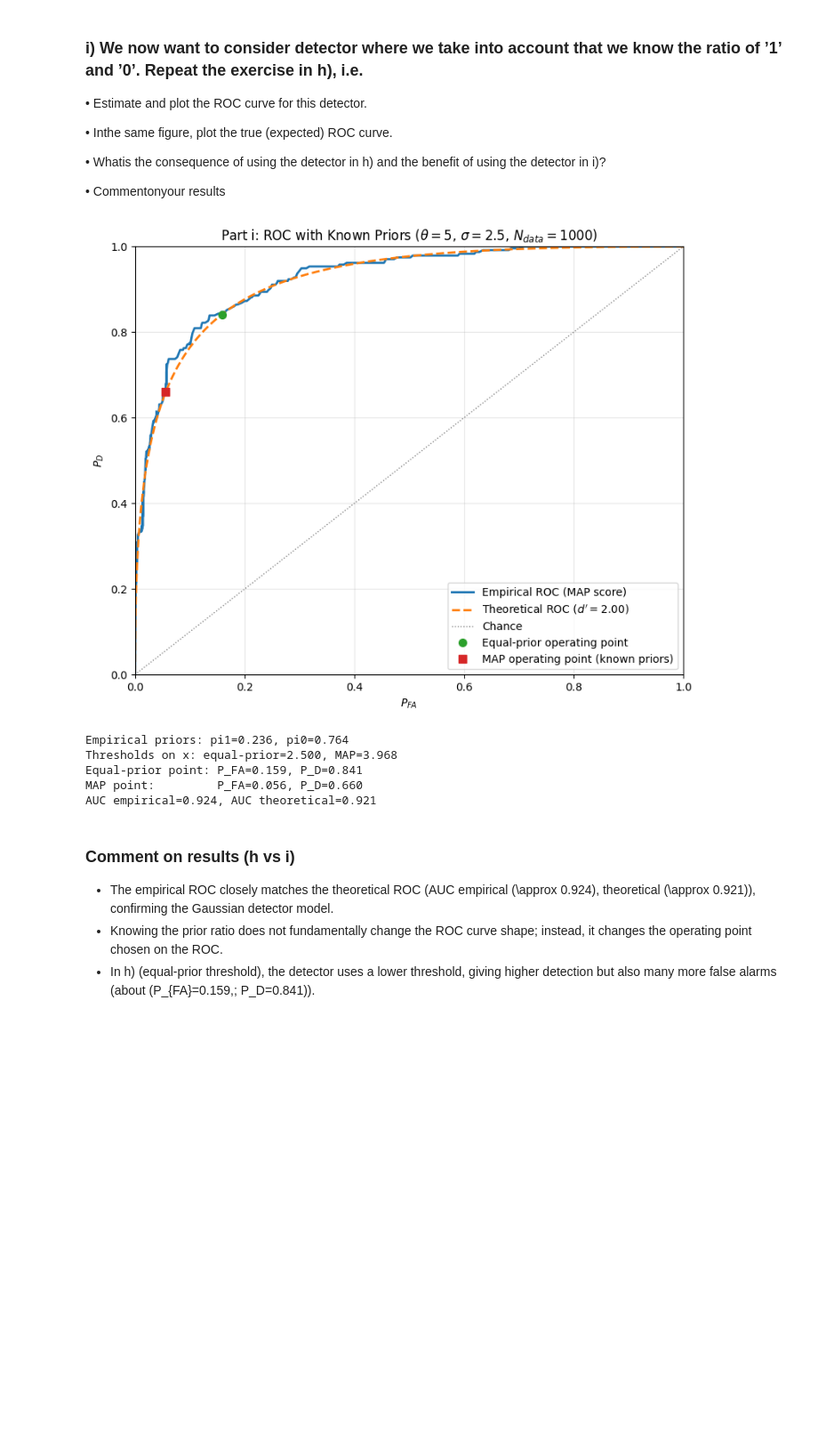
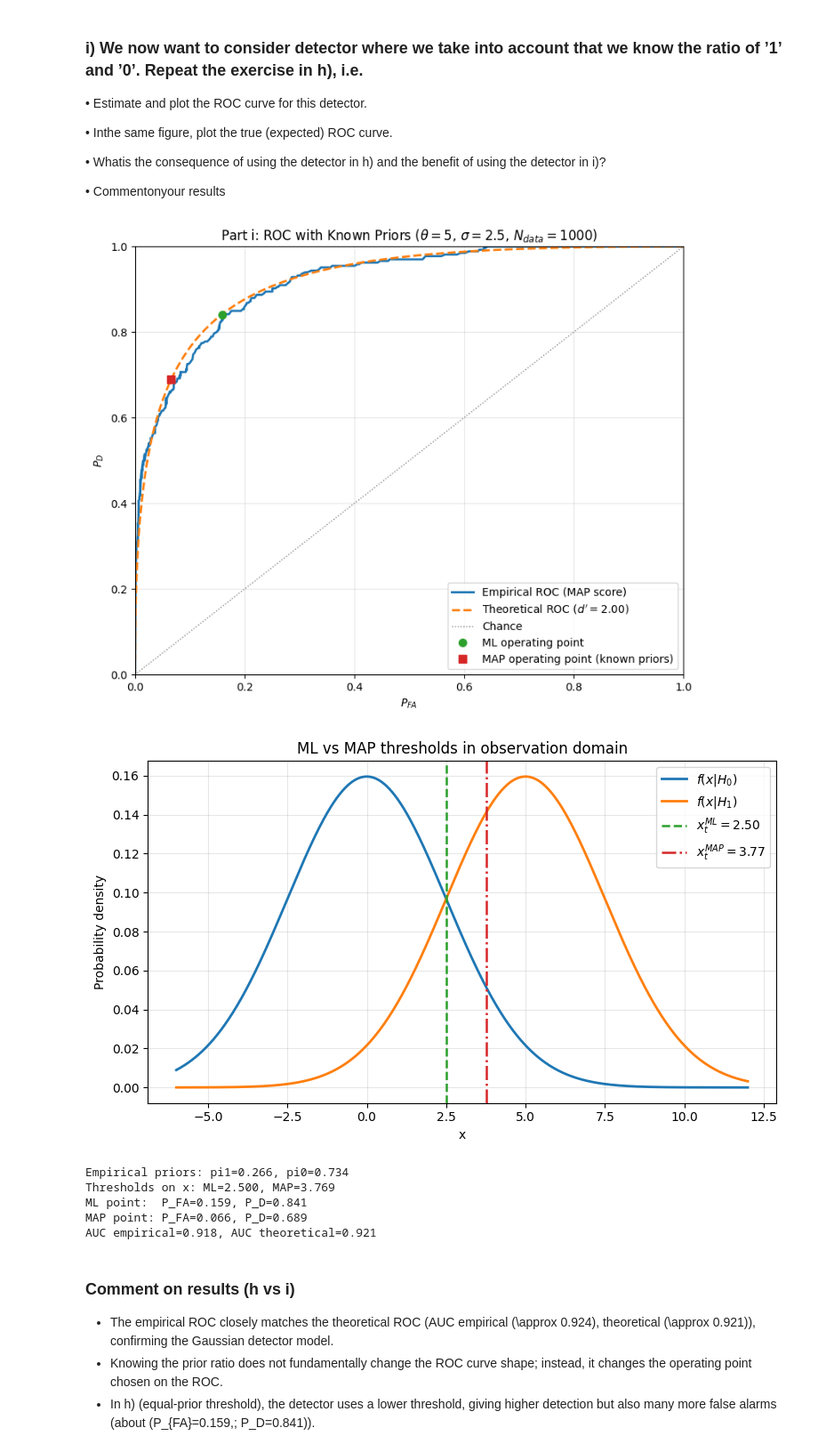
Before and after one commit to Twaal/Statistical_Signal_Processing_IN5340, a Jupyter notebook: Project_3/project_3.ipynb, the cells around one changed output. Shown at 89% size. Drawn from its saved outputs; the diff is of its cells as text; code cells hidden in the pictures; blank space fills up the shorter version.

```diff
--- a/Project_3/project_3.ipynb
+++ b/Project_3/project_3.ipynb
@@ -550,7 +550,7 @@ sigma = 2.5
 nData = 1000
 
 # Same data model as in h): fewer 1's than 0's
-rng = np.random.default_rng(123)
+rng = np.random.default_rng(321)
 s = theta * (rng.standard_normal(nData) >= 1 / np.sqrt(2)).astype(float)
 x = s + sigma * rng.standard_normal(nData)
 labels = (s > 0).astype(int)
@@ -581,49 +581,70 @@ pfa_grid = np.linspace(1e-6, 1 - 1e-6, 1200)
 pd_theory = norm_dist.sf(norm_dist.isf(pfa_grid) - d_prime)
 
 # Operating points for thresholding x directly
-th_equal = theta / 2
+th_ml = theta / 2
 th_map = theta / 2 + (sigma**2 / theta) * np.log(pi0 / pi1)
 
-pfa_equal = norm_dist.sf(th_equal / sigma)
-pd_equal = norm_dist.sf((th_equal - theta) / sigma)
+pfa_ml = norm_dist.sf(th_ml / sigma)
+pd_ml = norm_dist.sf((th_ml - theta) / sigma)
 
 pfa_map = norm_dist.sf(th_map / sigma)
 pd_map = norm_dist.sf((th_map - theta) / sigma)
 
-# Plot ROC
+# Plot 1: ROC
 fig, ax = plt.subplots(figsize=(8, 6.5))
 ax.plot(pfa_emp_sorted, pd_emp_sorted, linewidth=2.0, label='Empirical ROC (MAP score)')
 ax.plot(pfa_grid, pd_theory, '--', linewidth=2.0, label=rf'Theoretical ROC ($d^\prime={d_prime:.2f}$)')
 ax.plot([0, 1], [0, 1], ':', color='gray', linewidth=1.0, label='Chance')
 
-ax.plot(pfa_equal, pd_equal, 'o', markersize=7, label='Equal-prior operating point')
+ax.plot(pfa_ml, pd_ml, 'o', markersize=7, label='ML operating point')
 ax.plot(pfa_map, pd_map, 's', markersize=7, label='MAP operating point (known priors)')
 
 ax.set_title(rf'Part i: ROC with Known Priors ($\theta={theta}$, $\sigma={sigma}$, $N_{{data}}={nData}$)')
 ax.set_xlabel(r'$P_{FA}$')
 ax.set_ylabel(r'$P_D$')
 ax.set_xlim(0, 1)
 ax.set_ylim(0, 1)
 ax.grid(True, alpha=0.3)
 ax.legend(loc='lower right')
 plt.tight_layout()
 plt.show()
 
+# Plot 2: PDFs with ML and MAP thresholds
+x_grid = np.linspace(-6, 12, 800)
+f0 = norm_dist.pdf(x_grid, loc=0, scale=sigma)
+f1 = norm_dist.pdf(x_grid, loc=theta, scale=sigma)
+
+fig, ax = plt.subplots(figsize=(8, 4.8))
+ax.plot(x_grid, f0, linewidth=2.0, label=r'$f(x|H_0)$')
+ax.plot(x_grid, f1, linewidth=2.0, label=r'$f(x|H_1)$')
+ax.axvline(th_ml, linestyle='--', linewidth=1.8, color='C2', label=rf'$x_t^{{ML}}={th_ml:.2f}$')
+ax.axvline(th_map, linestyle='-.', linewidth=1.8, color='C3', label=rf'$x_t^{{MAP}}={th_map:.2f}$')
+ax.set_title(r'ML vs MAP thresholds in observation domain')
+ax.set_xlabel('x')
+ax.set_ylabel('Probability density')
+ax.grid(True, alpha=0.3)
+ax.legend(loc='upper right')
+plt.tight_layout()
+fig.savefig('presentation/figs/plot_i_thresholds.png', dpi=150, bbox_inches='tight')
+plt.show()
+
 auc_emp = np.trapezoid(pd_emp_sorted, pfa_emp_sorted)
 auc_theory = np.trapezoid(pd_theory, pfa_grid)
 
 print(f"Empirical priors: pi1={pi1:.3f}, pi0={pi0:.3f}")
-print(f"Thresholds on x: equal-prior={th_equal:.3f}, MAP={th_map:.3f}")
-print(f"Equal-prior point: P_FA={pfa_equal:.3f}, P_D={pd_equal:.3f}")
-print(f"MAP point:         P_FA={pfa_map:.3f}, P_D={pd_map:.3f}")
+print(f"Thresholds on x: ML={th_ml:.3f}, MAP={th_map:.3f}")
+print(f"ML point:  P_FA={pfa_ml:.3f}, P_D={pd_ml:.3f}")
+print(f"MAP point: P_FA={pfa_map:.3f}, P_D={pd_map:.3f}")
 print(f"AUC empirical={auc_emp:.3f}, AUC theoretical={auc_theory:.3f}")
+print("Saved PDF-threshold plot to presentation/figs/plot_i_thresholds.png")
 # %% [output]
-[figure, old version]
+[figure, new version]
+[figure, added]
-Empirical priors: pi1=0.236, pi0=0.764
-Thresholds on x: equal-prior=2.500, MAP=3.968
-Equal-prior point: P_FA=0.159, P_D=0.841
-MAP point:         P_FA=0.056, P_D=0.660
-AUC empirical=0.924, AUC theoretical=0.921
+Empirical priors: pi1=0.266, pi0=0.734
+Thresholds on x: ML=2.500, MAP=3.769
+ML point:  P_FA=0.159, P_D=0.841
+MAP point: P_FA=0.066, P_D=0.689
+AUC empirical=0.918, AUC theoretical=0.921
 # %% [markdown]
 ### Comment on results (h vs i)
 
```
Also changed, not shown: parts of 2 cells of this notebook, 7 other files.
